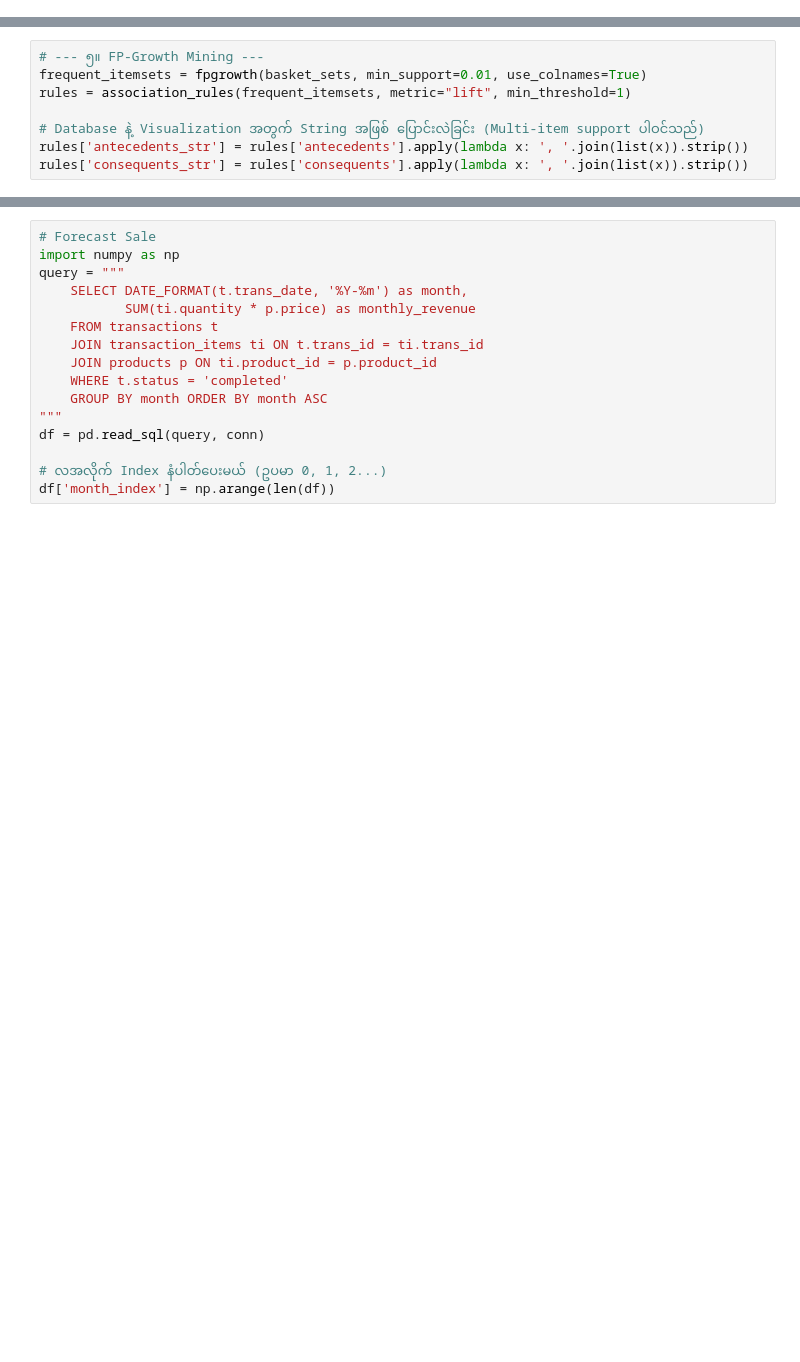
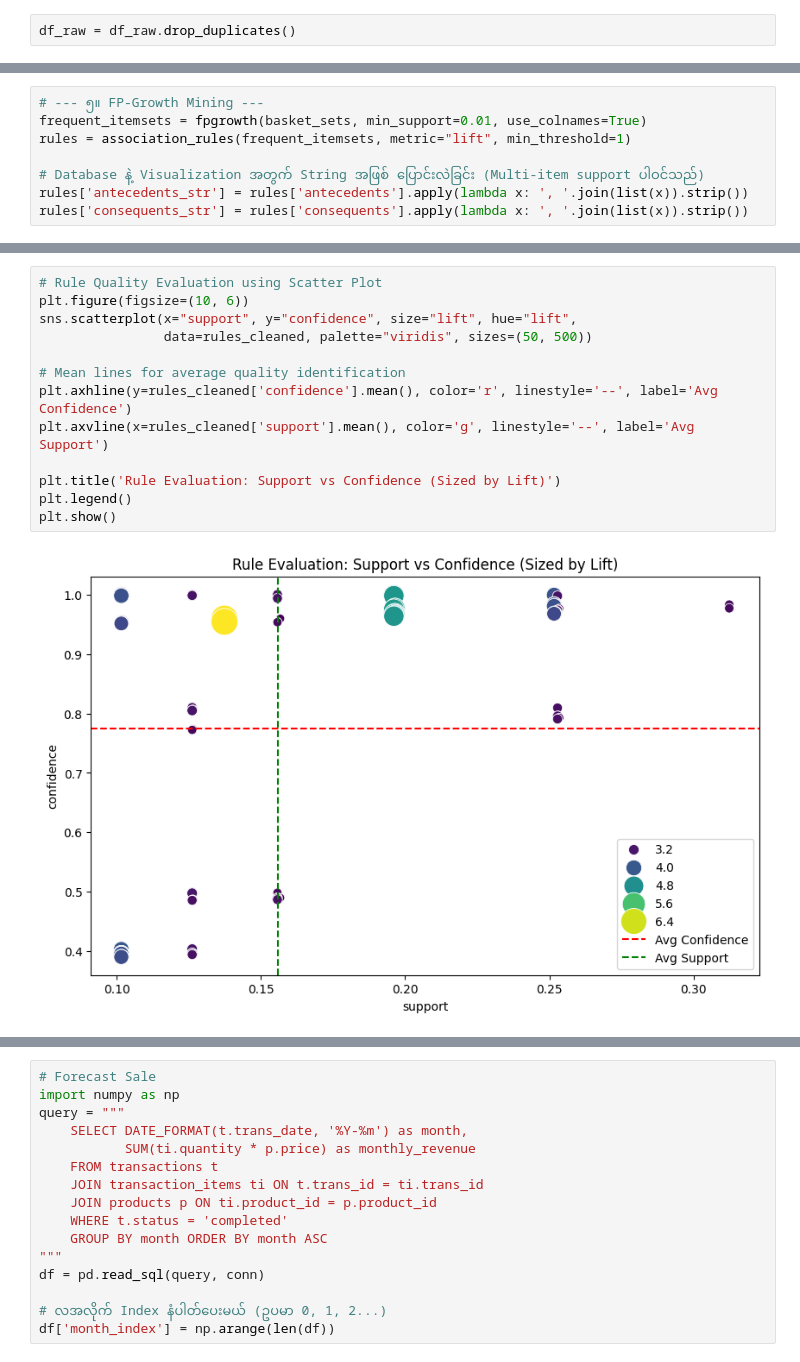
Before and after one commit to wailinnaing432019/electronic_pos_market_basket, a Jupyter notebook: mining_basket_v2.ipynb, the cells around one changed output, grey strips where cells are left out. Drawn from its saved outputs; the diff is of its cells as text; blank space fills up the shorter version.

```diff
--- a/mining_basket_v2.ipynb
+++ b/mining_basket_v2.ipynb
@@ -39,0 +101,2 @@ basket_sets = basket.applymap(lambda x: 1 if x >= 1 else 0)
+# %%
+df_raw = df_raw.drop_duplicates()
@@ -124,4 +261,19 @@ Electric Tape                            | Gang Box, Wire 1.5mm | 39.0%
 --------------------------------------------------------------------------------
+# %%
+# Rule Quality Evaluation using Scatter Plot
+plt.figure(figsize=(10, 6))
+sns.scatterplot(x="support", y="confidence", size="lift", hue="lift",
+                data=rules_cleaned, palette="viridis", sizes=(50, 500))
+
+# Mean lines for average quality identification
+plt.axhline(y=rules_cleaned['confidence'].mean(), color='r', linestyle='--', label='Avg Confidence')
+plt.axvline(x=rules_cleaned['support'].mean(), color='g', linestyle='--', label='Avg Support')
+
+plt.title('Rule Evaluation: Support vs Confidence (Sized by Lift)')
+plt.legend()
+plt.show()
+# %% [output]
+[figure, added]
 # %%
 import networkx as nx
 
```
Also changed, not shown: parts of 22 cells of this notebook, 3 other files.
